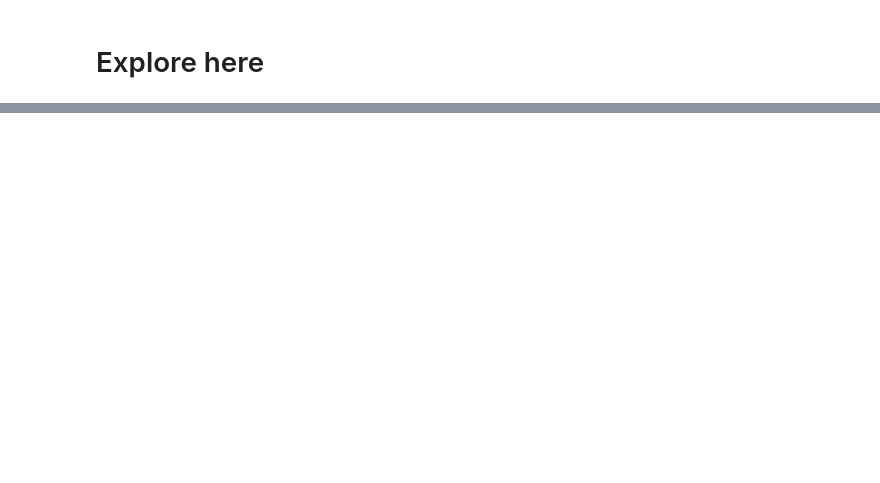
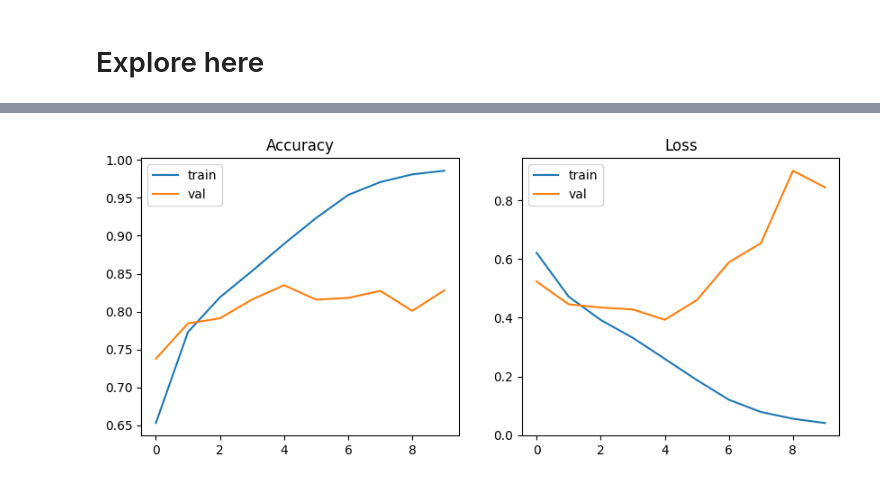
Before and after one commit to 4GeeksAcademy/gabriel-de-almeida-santos-imagenes-definitivo, a Jupyter notebook: src/explore.ipynb, the cells around one changed output, grey strips where cells are left out. Saved outputs shown, nothing was run; the diff lists cells and outputs as text; code cells hidden in the pictures; blank space fills up the shorter version.

```diff
--- a/src/explore.ipynb
+++ b/src/explore.ipynb
@@ -37,0 +68,5 @@ FileNotFoundError: [WinError 3] El sistema no puede encontrar la ruta especifica
+# %%
+normalization_layer = tf.keras.layers.Rescaling(1./255)
+
+train_ds = train_ds.map(lambda x, y: (normalization_layer(x), y))
+val_ds   = val_ds.map(lambda x, y: (normalization_layer(x), y))
@@ -37,0 +75,5 @@ FileNotFoundError: [WinError 3] El sistema no puede encontrar la ruta especifica
+# %%
+AUTOTUNE = tf.data.AUTOTUNE
+
+train_ds = train_ds.cache().shuffle(1000).prefetch(AUTOTUNE)
+val_ds   = val_ds.cache().prefetch(AUTOTUNE)
@@ -37,0 +117,6 @@ FileNotFoundError: [WinError 3] El sistema no puede encontrar la ruta especifica
+# %%
+model.compile(
+    optimizer="adam",
+    loss="binary_crossentropy",
+    metrics=["accuracy"]
+)
@@ -37,0 +125,8 @@ FileNotFoundError: [WinError 3] El sistema no puede encontrar la ruta especifica
+# %%
+EPOCHS = 10
+
+history = model.fit(
+    train_ds,
+    validation_data=val_ds,
+    epochs=EPOCHS
+)
@@ -37,0 +151,20 @@ FileNotFoundError: [WinError 3] El sistema no puede encontrar la ruta especifica
+# %%
+import matplotlib.pyplot as plt
+
+plt.figure(figsize=(10,4))
+
+plt.subplot(1,2,1)
+plt.plot(history.history["accuracy"], label="train")
+plt.plot(history.history["val_accuracy"], label="val")
+plt.title("Accuracy")
+plt.legend()
+
+plt.subplot(1,2,2)
+plt.plot(history.history["loss"], label="train")
+plt.plot(history.history["val_loss"], label="val")
+plt.title("Loss")
+plt.legend()
+
+plt.show()
+# %% [output]
+[figure, added]
```
Also changed, not shown: parts of 16 cells of this notebook, 1 other file.
